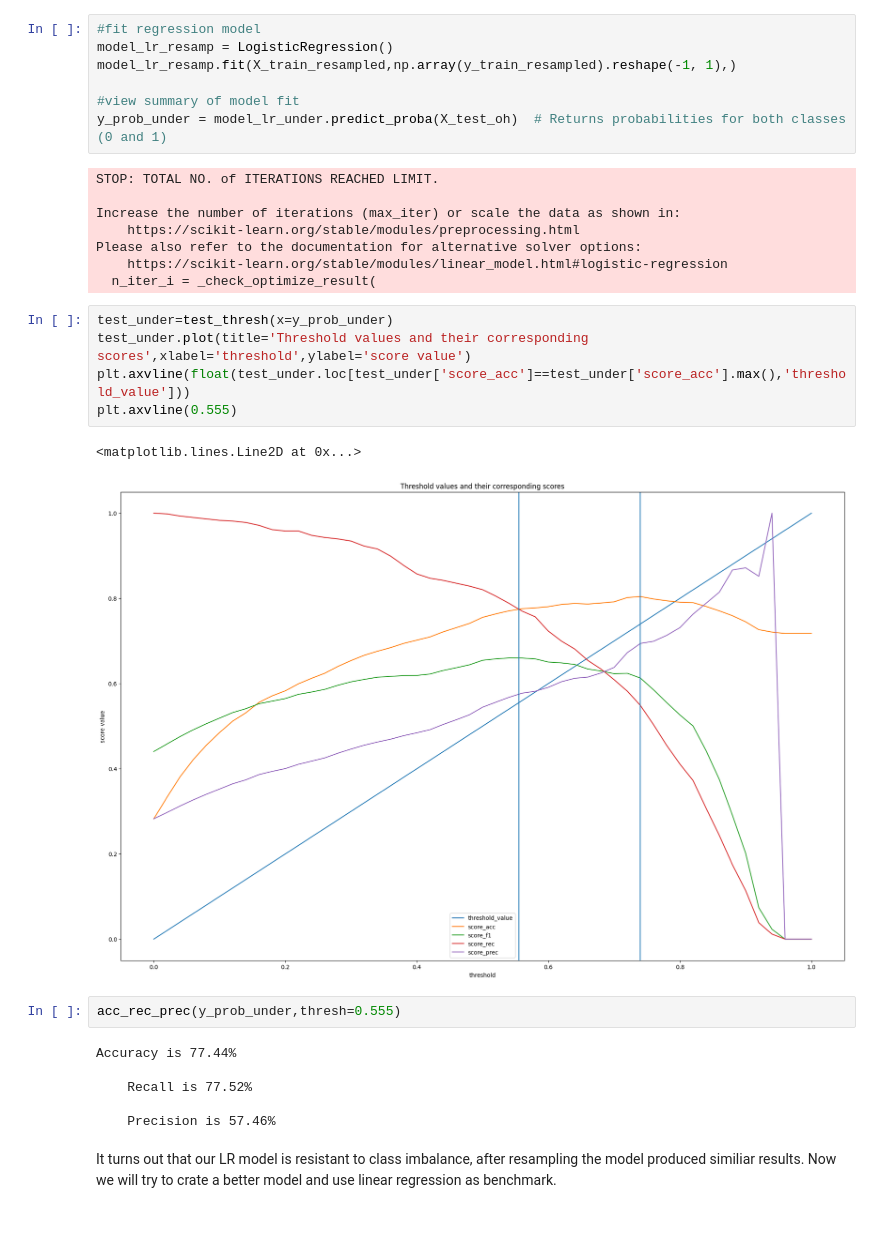
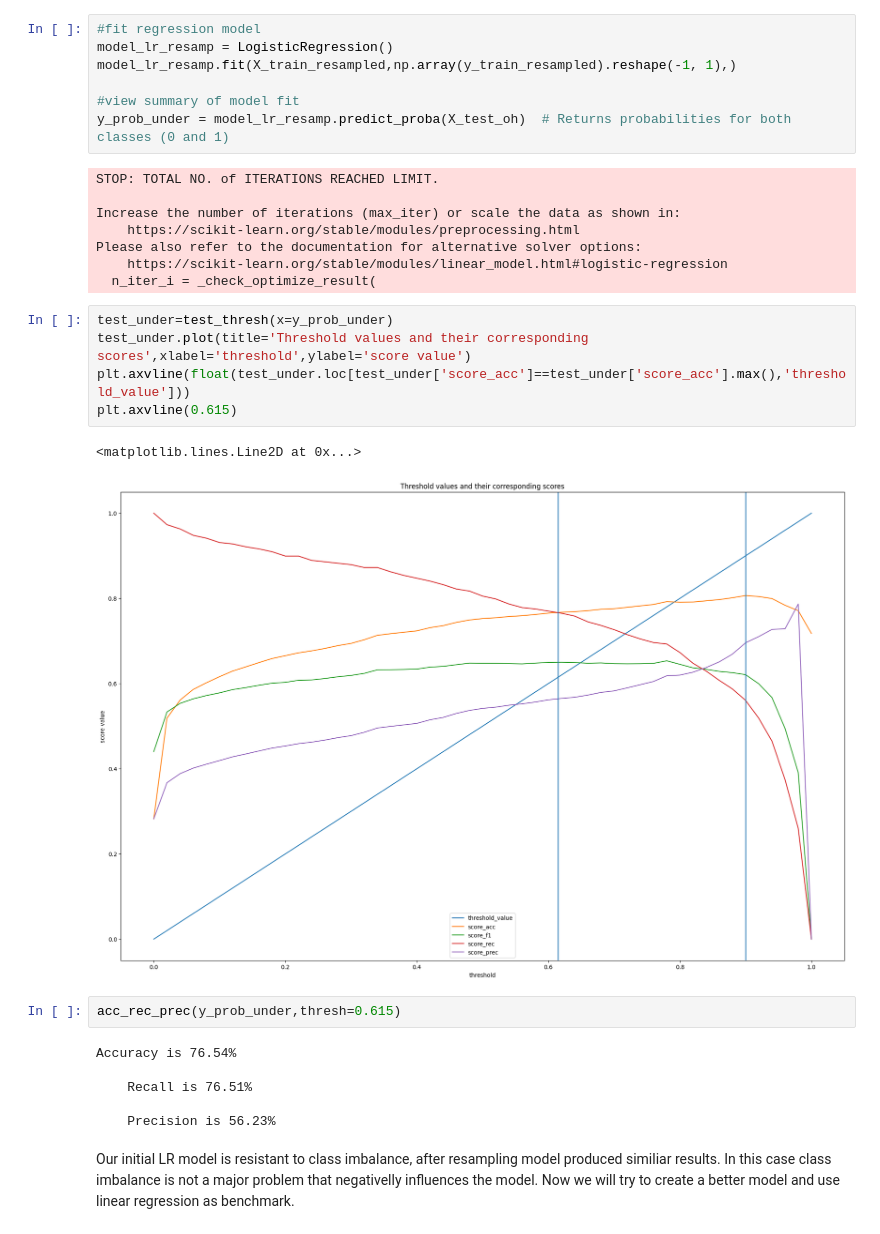
Before and after one commit to GrzegKrajewski/Churn_Pred_XGB_LR_RF, a Jupyter notebook: Code.ipynb, the cells around one changed output. Drawn from its saved outputs; the diff is of its cells as text.

```diff
--- a/Code.ipynb
+++ b/Code.ipynb
@@ -392,7 +408,7 @@ model_lr_resamp = LogisticRegression()
 model_lr_resamp.fit(X_train_resampled,np.array(y_train_resampled).reshape(-1, 1),)
 
 #view summary of model fit
-y_prob_under = model_lr_under.predict_proba(X_test_oh)  # Returns probabilities for both classes (0 and 1)
+y_prob_under = model_lr_resamp.predict_proba(X_test_oh)  # Returns probabilities for both classes (0 and 1)
 # %% [output]
 STOP: TOTAL NO. of ITERATIONS REACHED LIMIT.
 
@@ -404,18 +420,18 @@ Please also refer to the documentation for alternative solver options:
 # %%
 test_under=test_thresh(x=y_prob_under)
 test_under.plot(title='Threshold values and their corresponding scores',xlabel='threshold',ylabel='score value')
 plt.axvline(float(test_under.loc[test_under['score_acc']==test_under['score_acc'].max(),'threshold_value']))
-plt.axvline(0.555)
+plt.axvline(0.615)
 # %% [output]
 <matplotlib.lines.Line2D at 0x...>
-[figure, old version]
+[figure, new version]
 # %%
-acc_rec_prec(y_prob_under,thresh=0.555)
+acc_rec_prec(y_prob_under,thresh=0.615)
 # %% [output]
-Accuracy is 77.44%
+Accuracy is 76.54%
 
-    Recall is 77.52%
+    Recall is 76.51%
 
-    Precision is 57.46%
+    Precision is 56.23%
 # %% [markdown]
-It turns out that our LR model is resistant to class imbalance, after resampling the model produced similiar results. Now we will try to crate a better model and use linear regression as benchmark.
+Our initial LR model is resistant to class imbalance, after resampling model produced similiar results. In this case class imbalance is not a major problem that negativelly influences the model. Now we will try to create a better model and use linear regression as benchmark.
```
Also changed, not shown: parts of 11 cells of this notebook.
